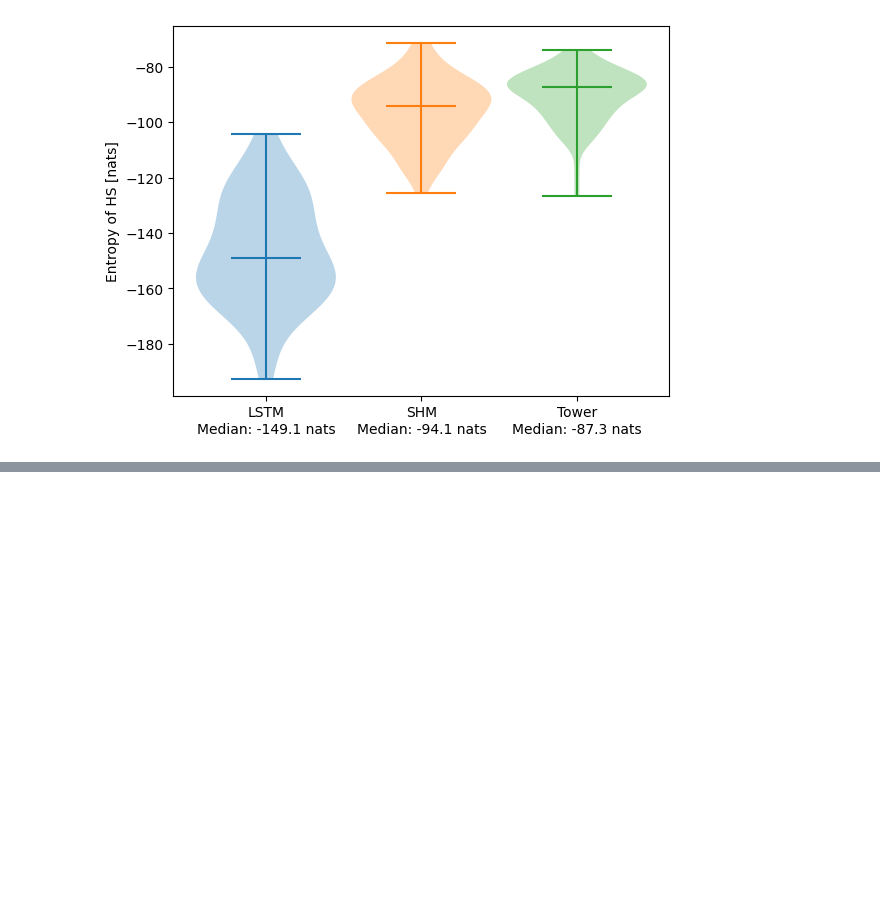
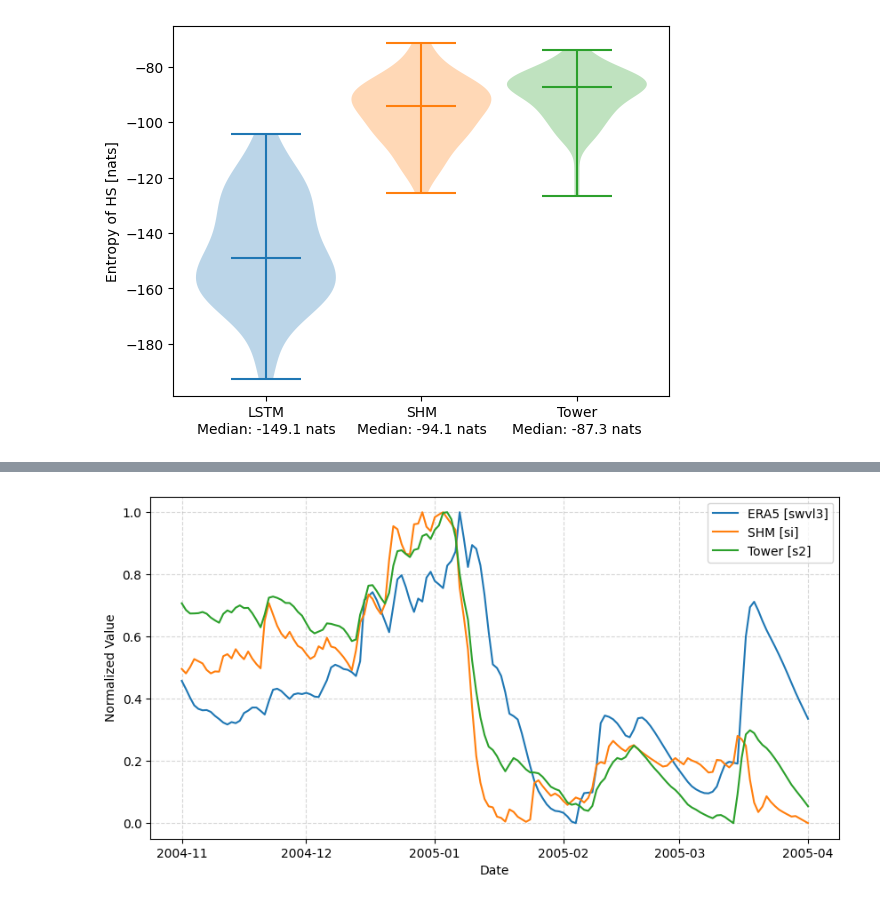
Before and after one commit to manuel-alvarez-chaves/project-hybrid-models, a Jupyter notebook: analysis.ipynb, the cells around one changed output, grey strips where cells are left out. Cells and saved outputs as stored; diff of their text form; code cells hidden in the pictures; blank space fills up the shorter version.

```diff
--- a/analysis.ipynb
+++ b/analysis.ipynb
@@ -53,0 +81,22 @@ plt.show()
+# %%
+path_era5 = Path("../hybrid_models-git/data/ERA5/gb_era5.pkl")
+
+with open(path_era5, "rb") as f:
+    era5_data = pickle.load(f)
+
+swvl3 = era5_data["5003"].loc[analysis_period]["swvl3"]
+# %%
+def normalize(data):
+    return (data - data.min()) / (data.max() - data.min())
+
+fig, ax = plt.subplots(figsize=(10, 5))
+ax.plot(analysis_period, normalize(swvl3.values.flatten()), label="ERA5 [swvl3]")
+ax.plot(analysis_period, normalize(results_SHM["internal_si"].values.flatten()), label="SHM [si]")
+ax.plot(analysis_period, normalize(results_Tower["internal_s2"].values.flatten()), label="Tower [s2]")
+ax.set_xlabel("Date")
+ax.set_ylabel("Normalized Value")
+ax.grid(ls="--", alpha=0.5)
+ax.legend()
+plt.show()
+# %% [output]
+[figure, added]
```
Also changed, not shown: parts of 7 cells of this notebook.
